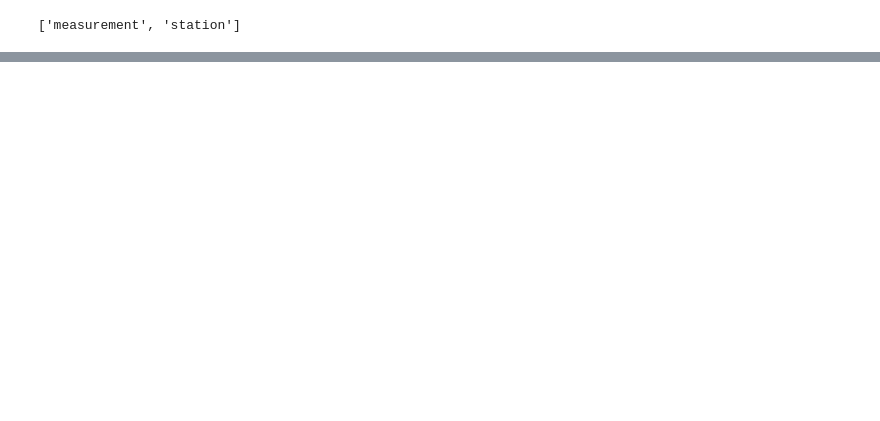
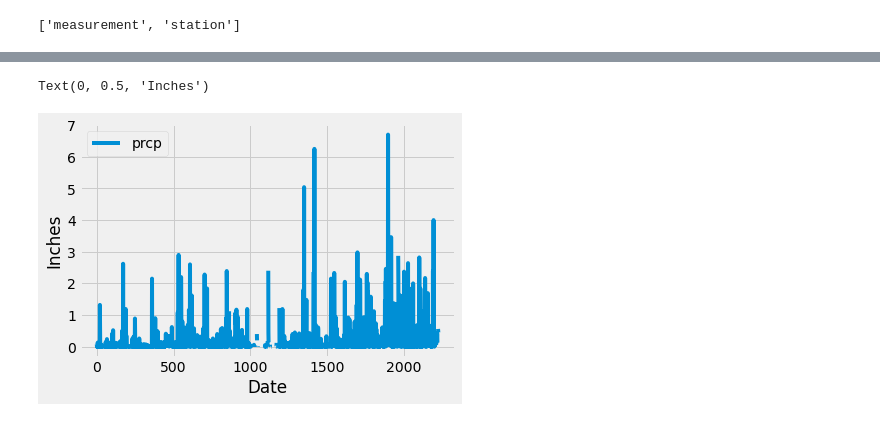
Before and after one commit to rowlandtina/SqlAlchemy-Challenge, a Jupyter notebook: climate.ipynb, the cells around one changed output, grey strips where cells are left out. Saved outputs shown, nothing was run; the diff lists cells and outputs as text; code cells hidden in the pictures; blank space fills up the shorter version.

```diff
--- a/climate.ipynb
+++ b/climate.ipynb
@@ -40,7 +40,7 @@ session = Session(engine)
 # Calculate the date 1 year ago from the last data point in the database
 current_date = session.query(measurement.date).order_by(measurement.date.desc()).first()[0]
 current_date
-prv_year = dt.datetime.strptime(date, '%Y-%m-%d') - dt.timedelta(days=365)
+prv_year = dt.datetime.strptime(current_date, '%Y-%m-%d') - dt.timedelta(days=365)
 # %%
 #prv_year = current_date - dt.timedelta(weeks = 52)
 print(prv_year)
@@ -52,7 +55,7 @@ precipt_data = session.query(measurement.date, measurement.prcp).\
     filter(measurement.date>= prv_year).all()
 # %%
 # Save the query results as a Pandas DataFrame and set the index to the date column
-precipt_data_df = pd.Dataframe(precipt_data).set_index("date")
+precipt_data_df = pd.DataFrame(precipt_data, columns=['date', 'prcp'])
 # %%
 # Sort the dataframe by date
 precipt_data_df.sort_values(by="date", ascending=True)
@@ -59,6 +76,11 @@ precipt_data_df.sort_values(by="date", ascending=True)
 # %%
 # Use Pandas Plotting with Matplotlib to plot the data
 precipt_data_df.plot()
+plt.xlabel("Date")
+plt.ylabel("Inches")
+# %% [output]
+Text(0, 0.5, 'Inches')
+[figure, added]
 # %%
  # Use Pandas to calcualte the summary statistics for the precipitation data
 precipt_data_df.describe()
```
Also changed, not shown: parts of 9 cells of this notebook, 1 other file.
